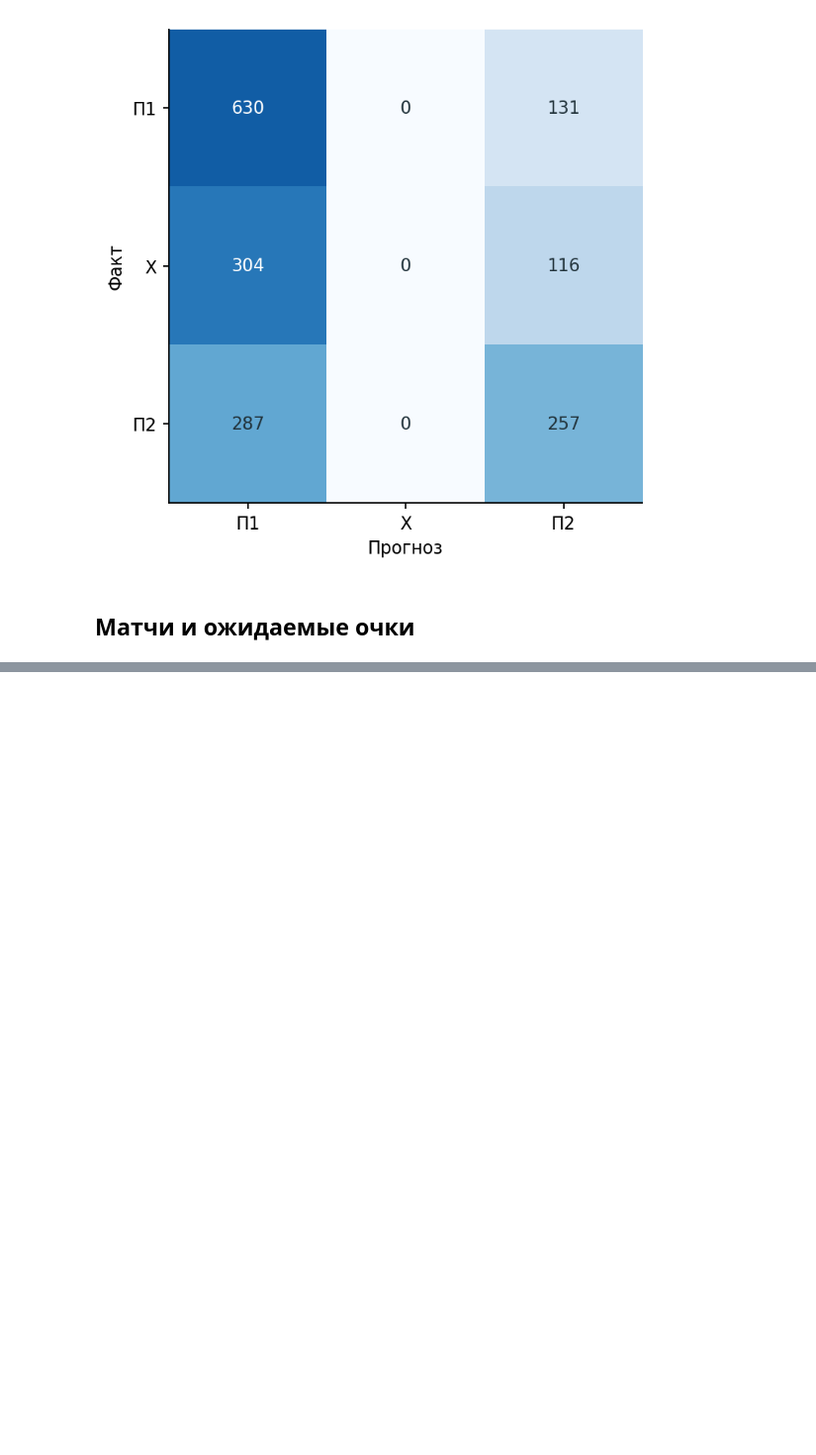
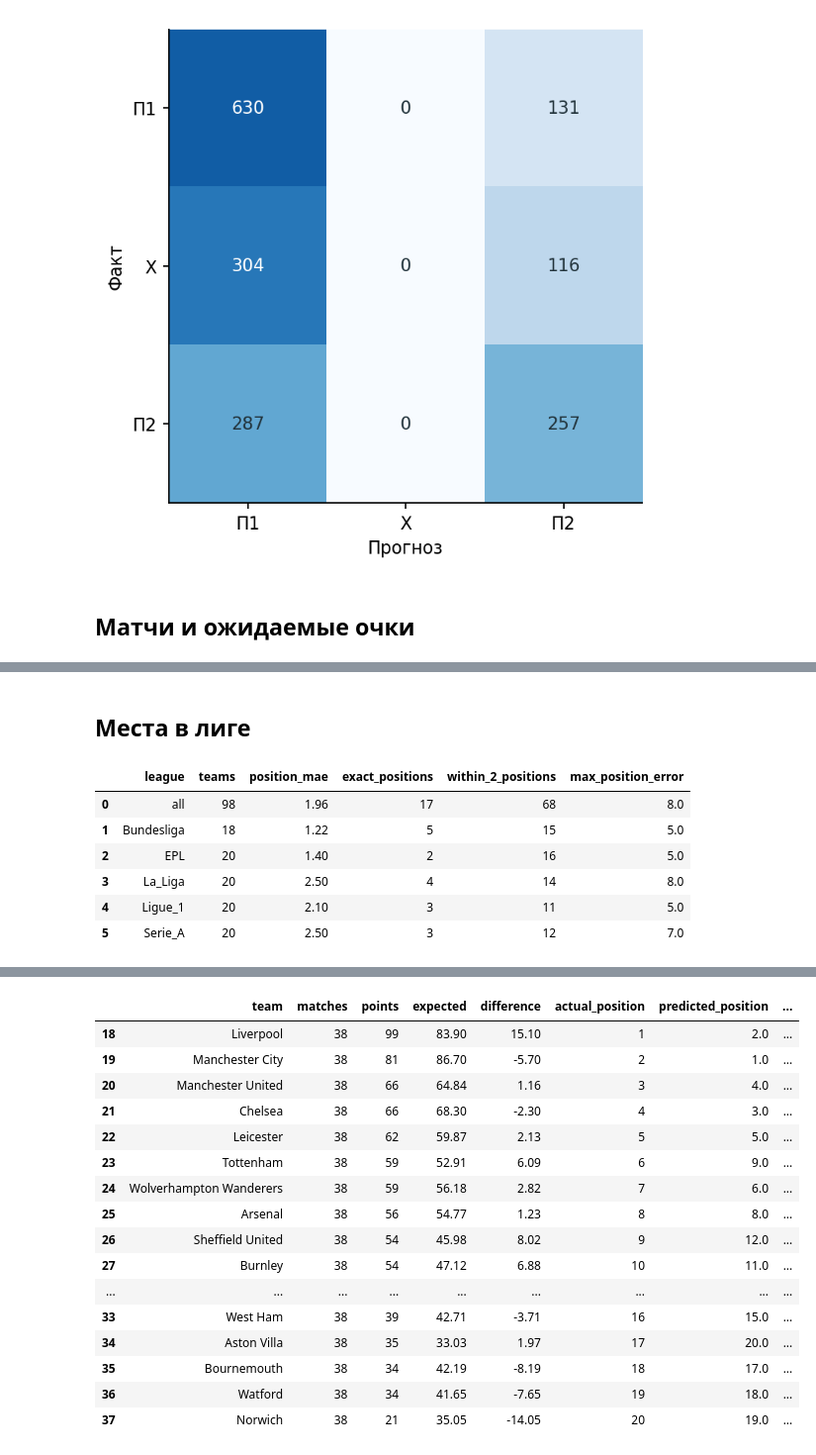
Before and after one commit to AleksWhyNot/football-match-forecast, a Jupyter notebook: notebooks/analysis.ipynb, the cells around one changed output, grey strips where cells are left out. Shown at 99% size. Drawn from its saved outputs; the diff is of its cells as text; code cells hidden in the pictures; blank space fills up the shorter version.

```diff
--- a/notebooks/analysis.ipynb
+++ b/notebooks/analysis.ipynb
@@ -118,0 +128,17 @@ display(teams.sort_values('difference', ascending=False).head(10))
+# %% [markdown]
+## Места в лиге
+# %%
+display(summary[['league', 'teams', 'position_mae', 'exact_positions', 'within_2_positions', 'max_position_error']].round(2))
+display(pd.read_csv(REPORTS / 'tables/final_standings_outcomes.csv'))
+
+LEAGUE = 'EPL'
+display(teams.loc[teams.league.eq(LEAGUE), ['team', 'matches', 'points', 'expected', 'difference',
+                                          'actual_position', 'predicted_position', 'position_difference']].round(2))
+# %% [output]
+|  | league | teams | position_mae | exact_positions | within_2_positions | max_position_error |
+| 0 | all | 98 | 1.96 | 17 | 68 | 8.0 |
+| 1 | Bundesliga | 18 | 1.22 | 5 | 15 | 5.0 |
+| 2 | EPL | 20 | 1.40 | 2 | 16 | 5.0 |
+| 3 | La_Liga | 20 | 2.50 | 4 | 14 | 8.0 |
+| 4 | Ligue_1 | 20 | 2.10 | 3 | 11 | 5.0 |
+| 5 | Serie_A | 20 | 2.50 | 3 | 12 | 7.0 |
@@ -118,0 +151,17 @@ display(teams.sort_values('difference', ascending=False).head(10))
+|  | team | matches | points | expected | difference | actual_position | predicted_position | ... |
+| 18 | Liverpool | 38 | 99 | 83.90 | 15.10 | 1 | 2.0 | ... |
+| 19 | Manchester City | 38 | 81 | 86.70 | -5.70 | 2 | 1.0 | ... |
+| 20 | Manchester United | 38 | 66 | 64.84 | 1.16 | 3 | 4.0 | ... |
+| 21 | Chelsea | 38 | 66 | 68.30 | -2.30 | 4 | 3.0 | ... |
+| 22 | Leicester | 38 | 62 | 59.87 | 2.13 | 5 | 5.0 | ... |
+| 23 | Tottenham | 38 | 59 | 52.91 | 6.09 | 6 | 9.0 | ... |
+| 24 | Wolverhampton Wanderers | 38 | 59 | 56.18 | 2.82 | 7 | 6.0 | ... |
+| 25 | Arsenal | 38 | 56 | 54.77 | 1.23 | 8 | 8.0 | ... |
+| 26 | Sheffield United | 38 | 54 | 45.98 | 8.02 | 9 | 12.0 | ... |
+| 27 | Burnley | 38 | 54 | 47.12 | 6.88 | 10 | 11.0 | ... |
+| ... | ... | ... | ... | ... | ... | ... | ... | ... |
+| 33 | West Ham | 38 | 39 | 42.71 | -3.71 | 16 | 15.0 | ... |
+| 34 | Aston Villa | 38 | 35 | 33.03 | 1.97 | 17 | 20.0 | ... |
+| 35 | Bournemouth | 38 | 34 | 42.19 | -8.19 | 18 | 17.0 | ... |
+| 36 | Watford | 38 | 34 | 41.65 | -7.65 | 19 | 18.0 | ... |
+| 37 | Norwich | 38 | 21 | 35.05 | -14.05 | 20 | 19.0 | ... |
```
Also changed, not shown: parts of 4 cells of this notebook, 15 other files.
